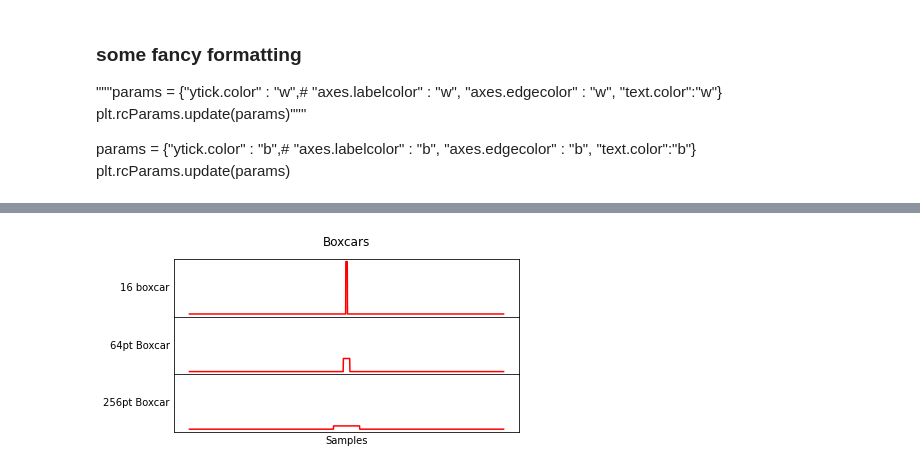
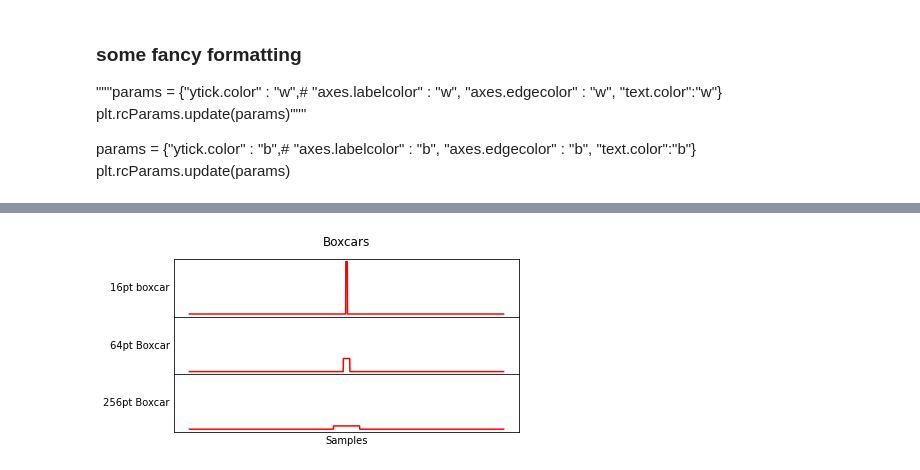
Before and after one commit to josephwkania/visualizations, a Jupyter notebook: matched_filter/boxcar_search.ipynb, the cells around one changed output, grey strips where cells are left out. Cells and saved outputs as stored; diff of their text form; code cells hidden in the pictures.

```diff
--- a/matched_filter/boxcar_search.ipynb
+++ b/matched_filter/boxcar_search.ipynb
@@ -197,35 +197,35 @@ num_zeros = 3072  # number of zeros to pad width
 
 box_1 = np.zeros(num_zeros)
 box_1[num_zeros // 2 - 2 ** j // 2 : num_zeros // 2 + 2 ** j // 2] = kernals[j]
 ax1 = fig.add_axes([0.1, 0.7, 0.8, 0.2], **axprops)
 ax1.plot(box_1, color="r")
-ax1.set_ylabel(f"{2**j} boxcar", **yprops)
+ax1.set_ylabel(f"{2**j}pt boxcar", **yprops)
 
 axprops["sharex"] = ax1
 axprops["sharey"] = ax1
 
 box_2 = np.zeros(num_zeros)
 box_2[num_zeros // 2 - 2 ** w // 2 : num_zeros // 2 + 2 ** w // 2] = kernals[w]
 ax2 = fig.add_axes([0.1, 0.5, 0.8, 0.2], **axprops)
 
 ax2.plot(box_2, color="r")
 ax2.set_ylabel(f"{2**w}pt Boxcar", **yprops)
 
 box_3 = np.zeros(num_zeros)
 box_3[num_zeros // 2 - 2 ** k // 2 : num_zeros // 2 + 2 ** k // 2] = kernals[k]
 ax3 = fig.add_axes([0.1, 0.3, 0.8, 0.2], **axprops)
 ax3.plot(box_3, color="r")
 # ax3.set_ylim(-4,3)
 ax3.set_ylabel(f"{2**k}pt Boxcar", **yprops)
 ax3.set_xticks([])
 plt.xlabel("Samples")
 
 # turn off x ticklabels for all but the lower axes
 for ax in ax1, ax2, ax3:
     setp(ax.get_xticklabels(), visible=False)
 plt.savefig("boxcars.png", dpi=300, bbox_inches="tight", transparent=True)
 # %% [output]
-[figure, old version]
+[figure, new version]
 # %%
 # make a nice plot of signal to noise vs boxcar length
 fig = figure()
```
Also changed, not shown: parts of 5 cells of this notebook, 4 other files.
